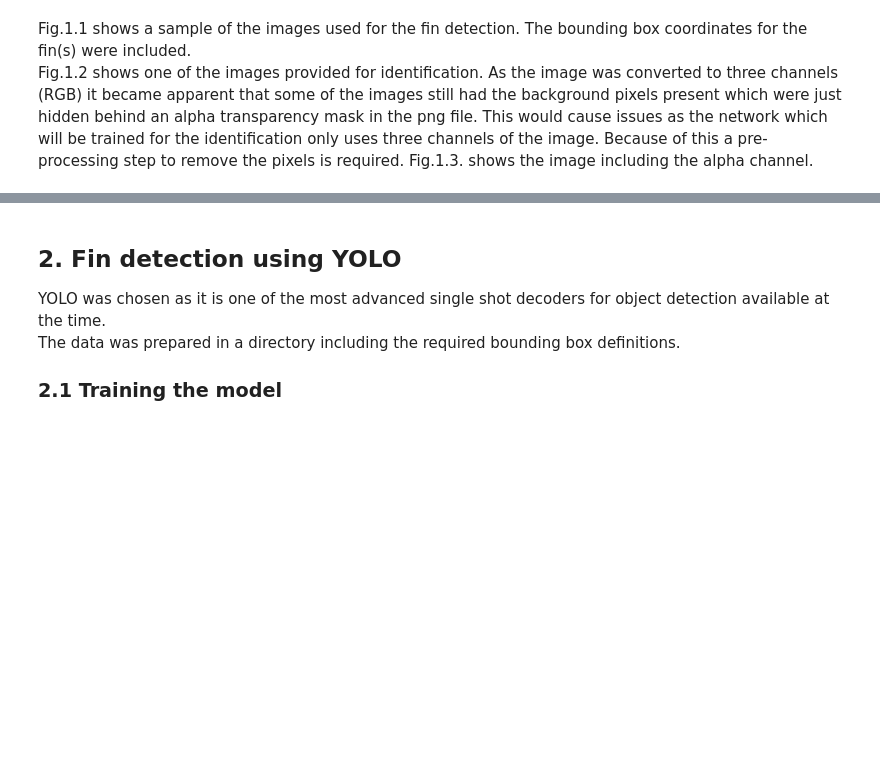
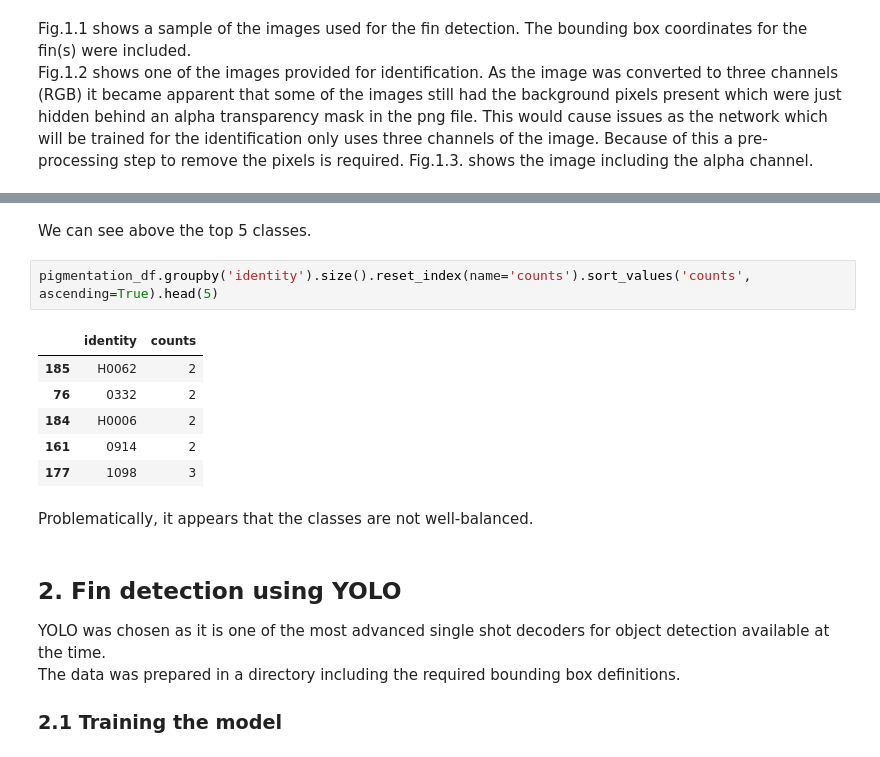
Before and after one commit to JBris/dolphin_segmentation, a Jupyter notebook: notebooks/0_ASS4_Intro_and_Pre-Processing.ipynb, the cells around one changed output, grey strips where cells are left out. Saved outputs shown, nothing was run; the diff lists cells and outputs as text; blank space fills up the shorter version.

```diff
--- a/notebooks/0_ASS4_Intro_and_Pre-Processing.ipynb
+++ b/notebooks/0_ASS4_Intro_and_Pre-Processing.ipynb
@@ -56,3 +123,16 @@ Fig.1.1 shows a sample of the images used for the fin detection. The bounding bo
+# %% [markdown]
+We can see above the top 5 classes.
+# %%
+pigmentation_df.groupby('identity').size().reset_index(name='counts').sort_values('counts', ascending=True).head(5)
+# %% [output]
+|  | identity | counts |
+| 185 | H0062 | 2 |
+| 76 | 0332 | 2 |
+| 184 | H0006 | 2 |
+| 161 | 0914 | 2 |
+| 177 | 1098 | 3 |
+# %% [markdown]
+Problematically, it appears that the classes are not well-balanced.
 # %% [markdown]
 ## 2. Fin detection using YOLO
 YOLO was chosen as it is one of the most advanced single shot decoders for object detection available at the time.<br> The data was prepared in a directory including the required bounding box definitions.
```
Also changed, not shown: parts of 19 cells of this notebook, 3 other files.
